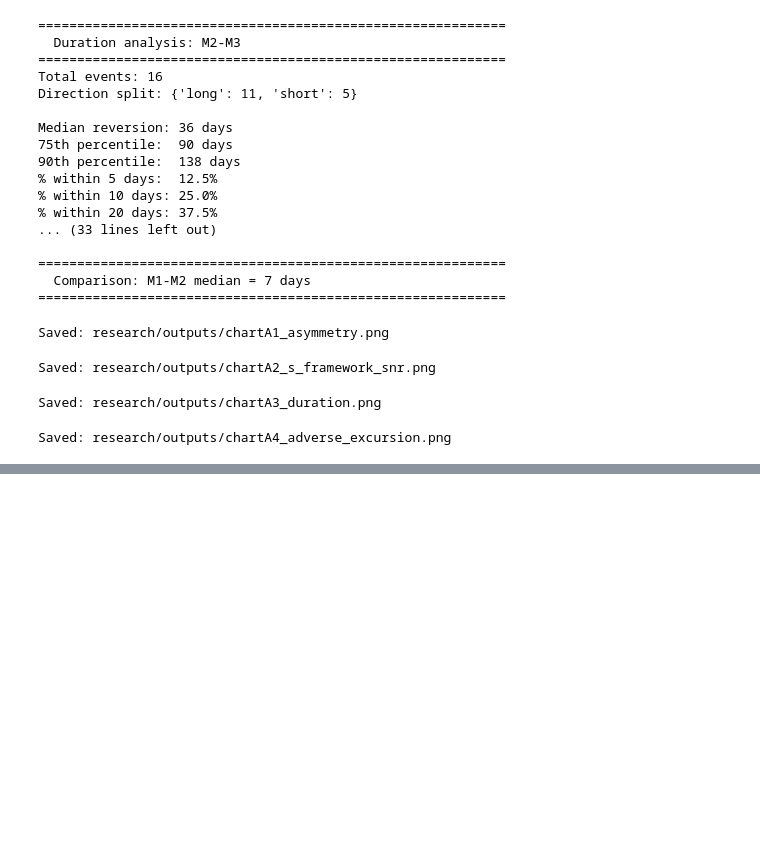
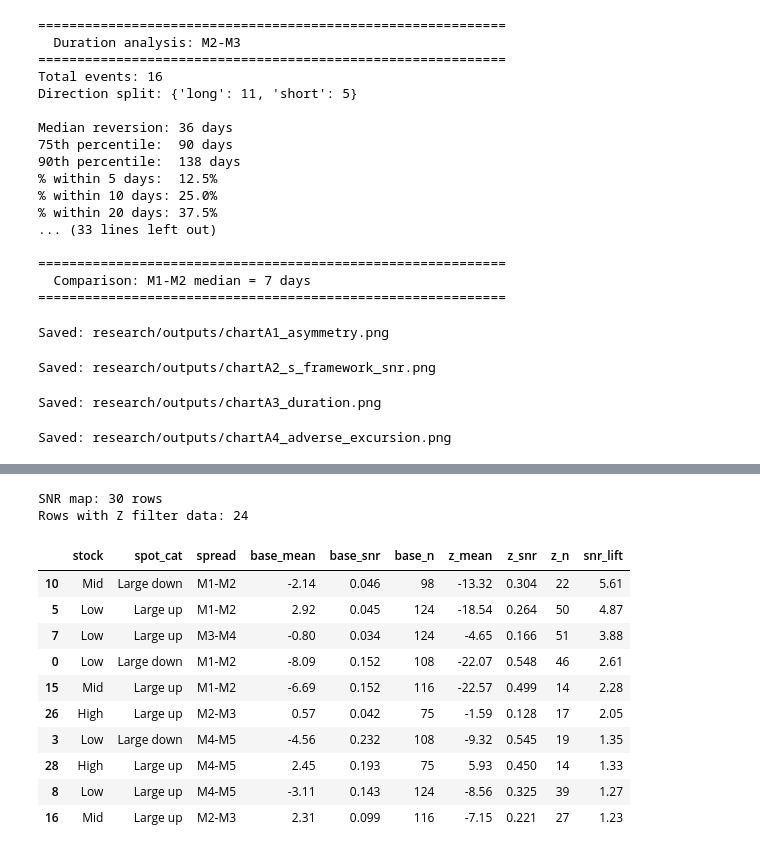
Before and after one commit to xhavier28/FCPO-Dashboard, a Jupyter notebook: research/FCPO_Spread_Research.ipynb, the cells around one changed output, grey strips where cells are left out. Saved outputs shown, nothing was run; the diff lists cells and outputs as text; code cells hidden in the pictures; blank space fills up the shorter version.

```diff
--- a/research/FCPO_Spread_Research.ipynb
+++ b/research/FCPO_Spread_Research.ipynb
@@ -2672,0 +2846,55 @@ display(Markdown(summary))
+# %%
+# Cell R4 — Z-score SNR map across all conditions
+# For conditions with N >= 15, test whether adding Z-score filter improves SNR.
+
+snr_map = []
+for stock in stock_order:
+    for spot in ['Large down','Large up']:
+        for sp, label in zip(spread_pairs, spread_labels):
+            z_col  = f'z_{sp[3:]}' if f'z_{sp[3:]}' in df.columns else None
+            fwd_col = f'{sp}_fwd3'
+            if fwd_col not in df.columns: continue
+
+            base_mask = (df['stock_level']==stock) & (df['spot_cat']==spot)
+            base_vals = df[base_mask][fwd_col].dropna()
+
+            z_vals = pd.Series()
+            if z_col and z_col in df.columns:
+                z_mask = base_mask & (df[z_col].abs()>=1.5)
+                z_vals = df[z_mask][fwd_col].dropna()
+
+            def snr_stats(vals):
+                if len(vals) < 5: return None, None, None, len(vals)
+                m = vals.mean(); s = vals.std()
+                return round(m,2), round(s,2), round(abs(m)/s,3) if s>0 else 0, len(vals)
+
+            bm, bs, bsnr, bn = snr_stats(base_vals)
+            zm, zs, zsnr, zn = snr_stats(z_vals)
+
+            snr_map.append({
+                'stock':    stock,
+                'spot_cat': spot,
+                'spread':   label,
+                'base_mean': bm, 'base_snr': bsnr, 'base_n': bn,
+                'z_mean':    zm, 'z_snr':    zsnr,  'z_n':    zn,
+                'snr_lift':  round((zsnr-bsnr)/bsnr,2) if (bsnr and zsnr and bsnr>0) else None
+            })
+
+snr_map_df = pd.DataFrame(snr_map)
+print(f"SNR map: {len(snr_map_df)} rows")
+print(f"Rows with Z filter data: {snr_map_df['z_n'].gt(0).sum()}")
+snr_map_df[snr_map_df['snr_lift'].notna()].sort_values('snr_lift', ascending=False).head(10)
+# %% [output]
+SNR map: 30 rows
+Rows with Z filter data: 24
+|  | stock | spot_cat | spread | base_mean | base_snr | base_n | z_mean | z_snr | z_n | snr_lift |
+| 10 | Mid | Large down | M1-M2 | -2.14 | 0.046 | 98 | -13.32 | 0.304 | 22 | 5.61 |
+| 5 | Low | Large up | M1-M2 | 2.92 | 0.045 | 124 | -18.54 | 0.264 | 50 | 4.87 |
+| 7 | Low | Large up | M3-M4 | -0.80 | 0.034 | 124 | -4.65 | 0.166 | 51 | 3.88 |
+| 0 | Low | Large down | M1-M2 | -8.09 | 0.152 | 108 | -22.07 | 0.548 | 46 | 2.61 |
+| 15 | Mid | Large up | M1-M2 | -6.69 | 0.152 | 116 | -22.57 | 0.499 | 14 | 2.28 |
+| 26 | High | Large up | M2-M3 | 0.57 | 0.042 | 75 | -1.59 | 0.128 | 17 | 2.05 |
+| 3 | Low | Large down | M4-M5 | -4.56 | 0.232 | 108 | -9.32 | 0.545 | 19 | 1.35 |
+| 28 | High | Large up | M4-M5 | 2.45 | 0.193 | 75 | 5.93 | 0.450 | 14 | 1.33 |
+| 8 | Low | Large up | M4-M5 | -3.11 | 0.143 | 124 | -8.56 | 0.325 | 39 | 1.27 |
+| 16 | Mid | Large up | M2-M3 | 2.31 | 0.099 | 116 | -7.15 | 0.221 | 27 | 1.23 |
```
Also changed, not shown: parts of 31 cells of this notebook, 1 other file.
